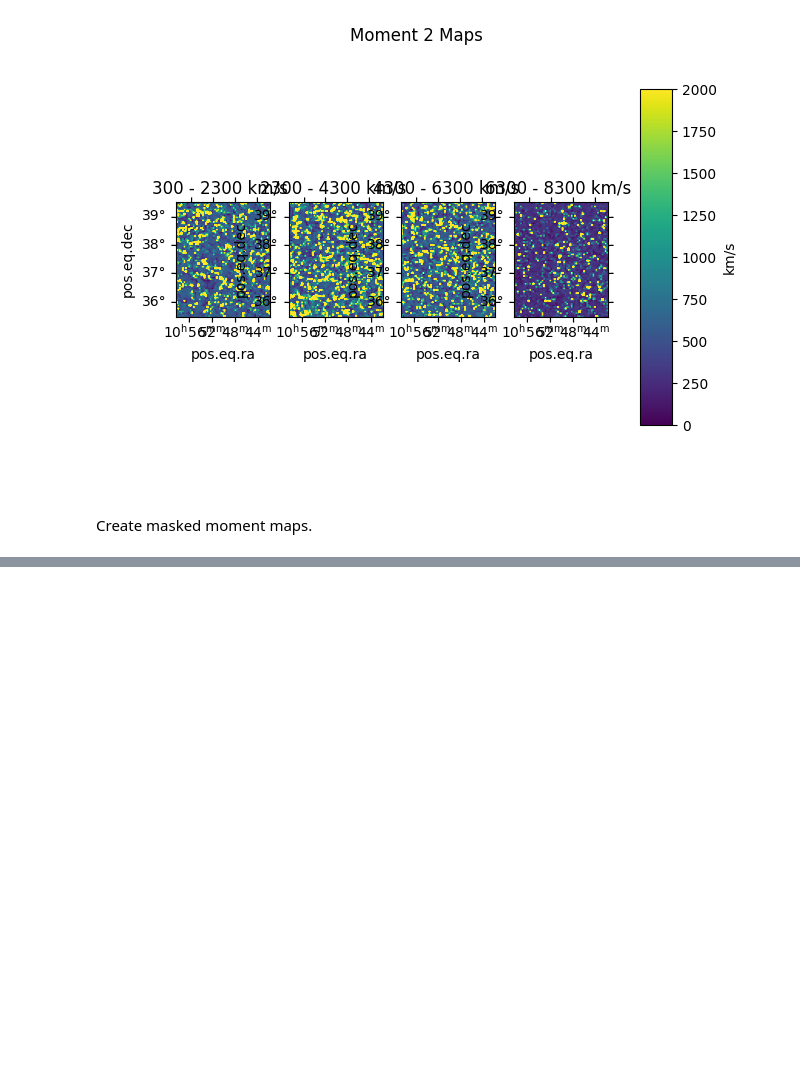
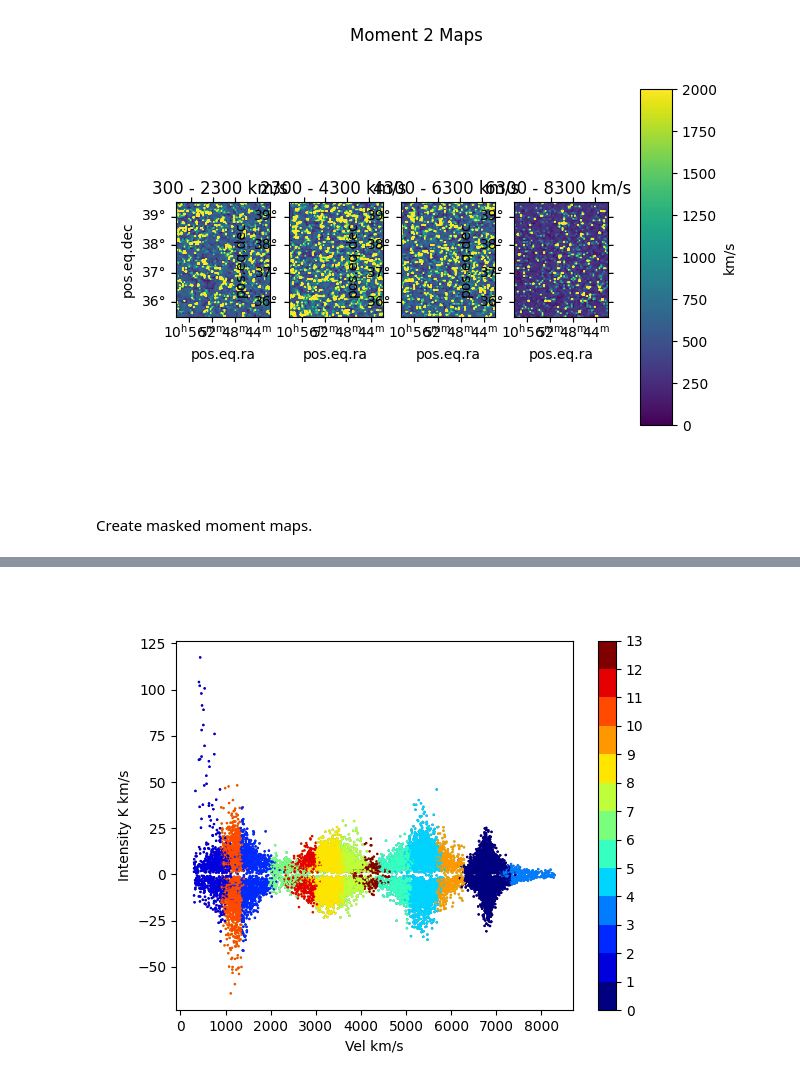
Before and after one commit to JBurke789/clustering, a Jupyter notebook: single_gal.ipynb, the cells around one changed output, grey strips where cells are left out. Cells and saved outputs as stored; diff of their text form; code cells hidden in the pictures; blank space fills up the shorter version.

```diff
--- a/single_gal.ipynb
+++ b/single_gal.ipynb
@@ -325,0 +403,4 @@ stitch masked moment maps
+# %%
+ClusterLabels,ClusterLabels_ = run_clustering(all_m0,all_m1,all_m2,13)
+# %% [output]
+[figure, added]
```
Also changed, not shown: parts of 8 cells of this notebook, 15 other files.
